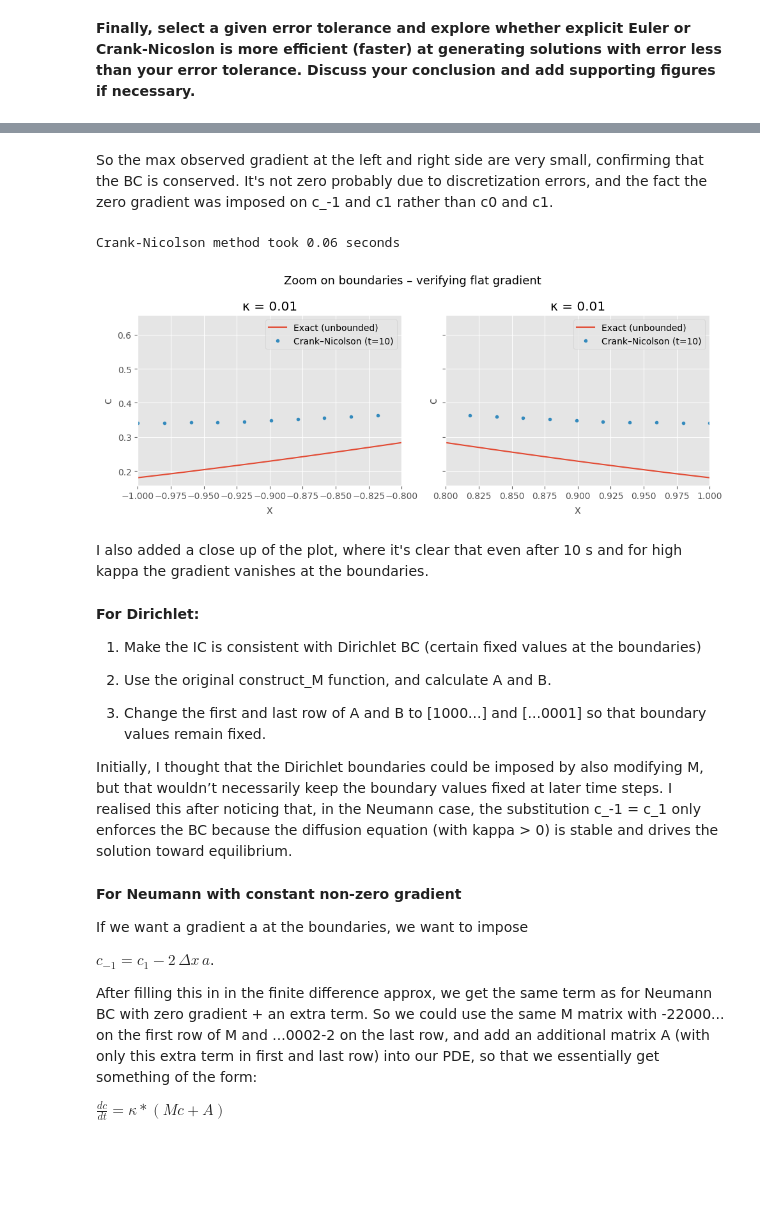
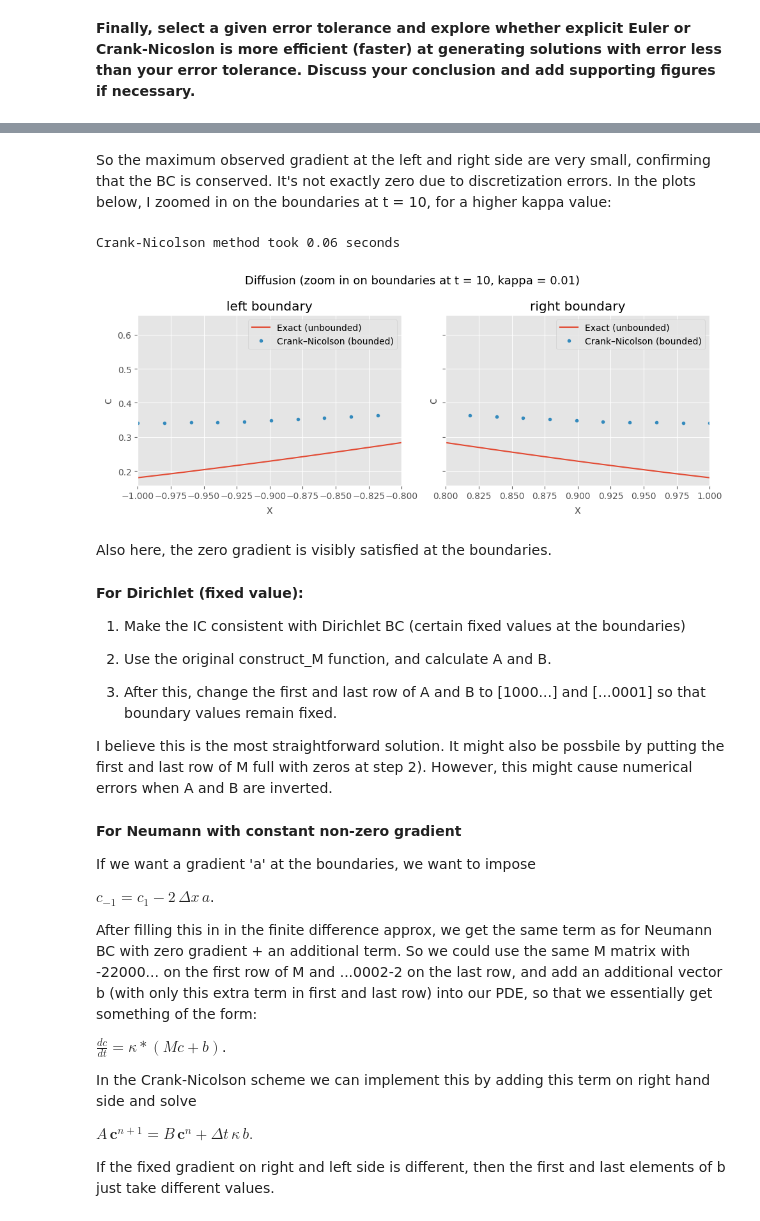
Before and after one commit to JefPhilippe/QCES, a Jupyter notebook: Project1_numerical_methods.ipynb, the cells around one changed output, grey strips where cells are left out. Cells and saved outputs as stored; diff of their text form; code cells hidden in the pictures; blank space fills up the shorter version.

```diff
--- a/Project1_numerical_methods.ipynb
+++ b/Project1_numerical_methods.ipynb
@@ -390,7 +390,7 @@ x_start, x_end = -1, 1
 Nx = 101
 x = np.linspace(x_start, x_end, Nx)
 dx = x[1] - x[0]
-x_error = 45  # centered point at x = 0
+x_error = 50  # centered point at x = 0
 t_ic = 10
 t_start, t_end = 0, 10
 
@@ -770,57 +725,62 @@ Max difference at right BC: 0.012851164268902565
 # %% [markdown]
-So the max observed gradient at the left and right side are very small, confirming that the BC is conserved. It's not zero probably due to discretization errors, and the fact the zero gradient was imposed on c_-1 and c1 rather than c0 and c1.
+So the maximum observed gradient at the left and right side are very small, confirming that the BC is conserved. It's not exactly zero due to discretization errors. In the plots below, I zoomed in on the boundaries at t = 10, for a higher kappa value:
 # %%
 # Add code to plot exact and numerical solutions (zoom on edges)
 kappa = 0.01
 t_ic = 10
 
 def exact_solution(x, t, kappa):
     return (4 * np.pi * kappa * t)**(-0.5) * np.exp(-x**2 / (4 * kappa * t))
 
 fig, axes = plt.subplots(1, 2, figsize=(10, 4), sharey=True)
 c_CN = CN_noforcedBCs(x, t, kappa)
 c_exact = exact_solution(x, t_end + t_ic, kappa)
 
-for ax in axes:
+for i, ax in enumerate(axes):
     ax.plot(x, c_exact, label="Exact (unbounded)")
-    ax.plot(x, c_CN[:, -1], '.', label='Crank–Nicolson (t=10)')
+    ax.plot(x, c_CN[:, -1], '.', label='Crank–Nicolson (bounded)')
 
     ax.set_xlabel('x')
     ax.set_ylabel('c')
-    ax.set_title(f'κ = {kappa}')
-
-    # Zoom in on left and right edges
-    if ax is axes[0]:
+    if i == 0:
+        ax.set_title(f'left boundary')
         ax.set_xlim(-1.0, -0.8)   # left edge
     else:
+        ax.set_title(f'right boundary')
         ax.set_xlim(0.8, 1.0)     # right edge
 
     ax.legend()
 
-fig.suptitle('Zoom on boundaries – verifying flat gradient', fontsize=13)
+fig.suptitle('Diffusion (zoom in on boundaries at t = 10, kappa = 0.01)', fontsize=13)
 plt.tight_layout()
 plt.show()
 # %% [output]
 Crank-Nicolson method took 0.06 seconds
-[figure, old version]
+[figure, new version]
-# %% [markdown]
-I also added a close up of the plot, where it's clear that even after 10 s and for high kappa the gradient vanishes at the boundaries.
+# %% [markdown]
+Also here, the zero gradient is visibly satisfied at the boundaries.
 # %% [markdown]
-**For Dirichlet:**
-1) Make the IC is consistent with Dirichlet BC (certain fixed values at the boundaries)
+**For Dirichlet (fixed value):**
+1) Make the IC consistent with Dirichlet BC (certain fixed values at the boundaries)
 
 2) Use the original construct_M function, and calculate A and B.
 
-3) Change the first and last row of A and B to [1000...] and [...0001] so that boundary values remain fixed.
+3) After this, change the first and last row of A and B to [1000...] and [...0001] so that boundary values remain fixed.
 
-Initially, I thought that the Dirichlet boundaries could be imposed by also modifying M, but that wouldn’t necessarily keep the boundary values fixed at later time steps. I realised this after noticing that, in the Neumann case, the substitution c_-1 = c_1 only enforces the BC because the diffusion equation (with kappa > 0) is stable and drives the solution toward equilibrium.
+I believe this is the most straightforward solution. It might also be possbile by putting the first and last row of M full with zeros at step 2). However, this might cause numerical errors when A and B are inverted.
 # %% [markdown]
 **For Neumann with constant non-zero gradient**
 
-If we want a gradient a at the boundaries, we want to impose
+If we want a gradient 'a' at the boundaries, we want to impose
 
 $c_{-1} = c_1 - 2 \, \Delta x \, a$.
 
-After filling this in in the finite difference approx, we get the same term as for Neumann BC with zero gradient + an extra term. So we could use the same M matrix with -22000... on the first row of M and ...0002-2 on the last row, and add an additional matrix A (with only this extra term in first and last row) into our PDE, so that we essentially get something of the form:
+After filling this in in the finite difference approx, we get the same term as for Neumann BC with zero gradient + an additional term. So we could use the same M matrix with -22000... on the first row of M and ...0002-2 on the last row, and add an additional vector b (with only this extra term in first and last row) into our PDE, so that we essentially get something of the form:
 
-$\frac{dc}{dt} = \kappa * (Mc + A)$
+$\frac{dc}{dt} = \kappa * (Mc + b)$.
+
+In the Crank-Nicolson scheme we can implement this by adding this term on right hand side and solve
+
+$A\,\mathbf{c}^{n+1} = B\,\mathbf{c}^{n} + \Delta t\,\kappa\,b.$
+
+If the fixed gradient on right and left side is different, then the first and last elements of b just take different values.
```
Also changed, not shown: parts of 26 cells of this notebook.
